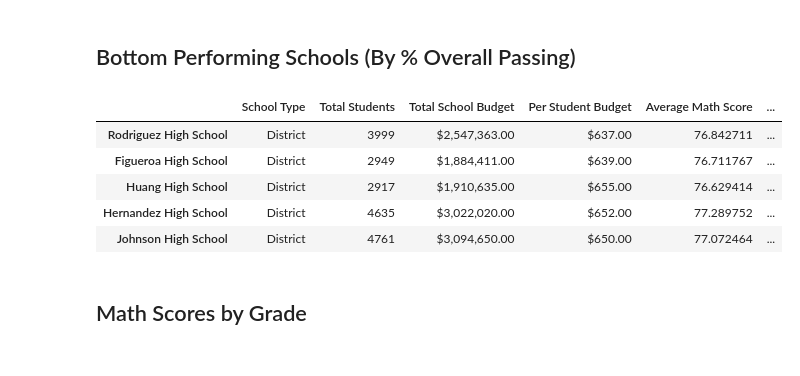
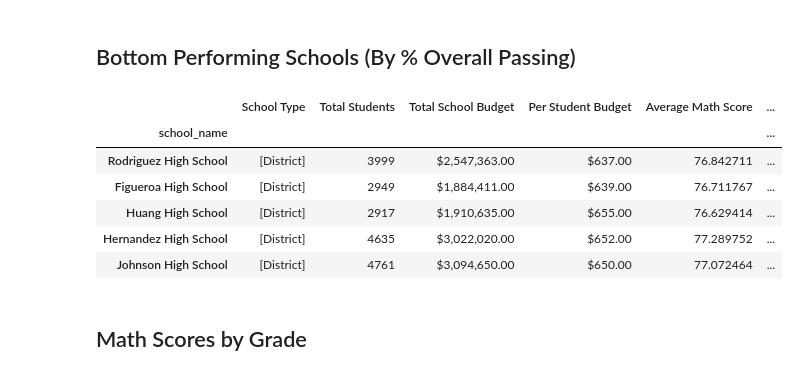
Before and after one commit to bassoon03/pandas-challenge, a Jupyter notebook: PyCitySchools/PyCitySchools_starter.ipynb, the cells around one changed output. Saved outputs shown, nothing was run; the diff lists cells and outputs as text; code cells hidden in the pictures.

```diff
--- a/PyCitySchools/PyCitySchools_starter.ipynb
+++ b/PyCitySchools/PyCitySchools_starter.ipynb
@@ -292,7 +292,7 @@ per_school_passing_reading = school_students_passing_reading / per_school_counts
 overall_passing_rate = school_students_passing_math_and_reading / per_school_counts * 100
 # %%
 # Create a DataFrame called `per_school_summary` with columns for the calculations above.
-#test_schools = schools_type.unique([1])
+
 per_school_summary = {"School Type" : each_schools_type,
                       "Total Students" : per_school_counts,
                       "Total School Budget" : per_school_budget,
@@ -308,8 +308,8 @@ per_school_summary["Total School Budget"] = per_school_summary["Total School Bud
 per_school_summary["Per Student Budget"] = per_school_summary["Per Student Budget"].map("${:,.2f}".format)
 
 # Display the DataFrame
-test_df= pd.DataFrame(per_school_summary)
-test_df
+per_school_summary_df= pd.DataFrame(per_school_summary)
+per_school_summary_df
 # %% [output]
 |  | School Type | Total Students | Total School Budget | Per Student Budget | Average Math Score | ... |
 | school_name |  |  |  |  |  | ... |
@@ -340,15 +346,16 @@ SyntaxError: invalid syntax (1609715080.py, line 2)
 ## Bottom Performing Schools (By % Overall Passing)
 # %%
 # Sort the schools by `% Overall Passing` in ascending order and display the top 5 rows.
-bottom_schools =
+bottom_schools = per_school_summary_df.sort_values(by="% Overall Passing", ascending=True)
 bottom_schools.head(5)
 # %% [output]
 |  | School Type | Total Students | Total School Budget | Per Student Budget | Average Math Score | ... |
-| Rodriguez High School | District | 3999 | $2,547,363.00 | $637.00 | 76.842711 | ... |
-| Figueroa High School | District | 2949 | $1,884,411.00 | $639.00 | 76.711767 | ... |
-| Huang High School | District | 2917 | $1,910,635.00 | $655.00 | 76.629414 | ... |
-| Hernandez High School | District | 4635 | $3,022,020.00 | $652.00 | 77.289752 | ... |
-| Johnson High School | District | 4761 | $3,094,650.00 | $650.00 | 77.072464 | ... |
+| school_name |  |  |  |  |  | ... |
+| Rodriguez High School | [District] | 3999 | $2,547,363.00 | $637.00 | 76.842711 | ... |
+| Figueroa High School | [District] | 2949 | $1,884,411.00 | $639.00 | 76.711767 | ... |
+| Huang High School | [District] | 2917 | $1,910,635.00 | $655.00 | 76.629414 | ... |
+| Hernandez High School | [District] | 4635 | $3,022,020.00 | $652.00 | 77.289752 | ... |
+| Johnson High School | [District] | 4761 | $3,094,650.00 | $650.00 | 77.072464 | ... |
 # %% [markdown]
 ## Math Scores by Grade
 # %%
```
Also changed, not shown: parts of 7 cells of this notebook.
